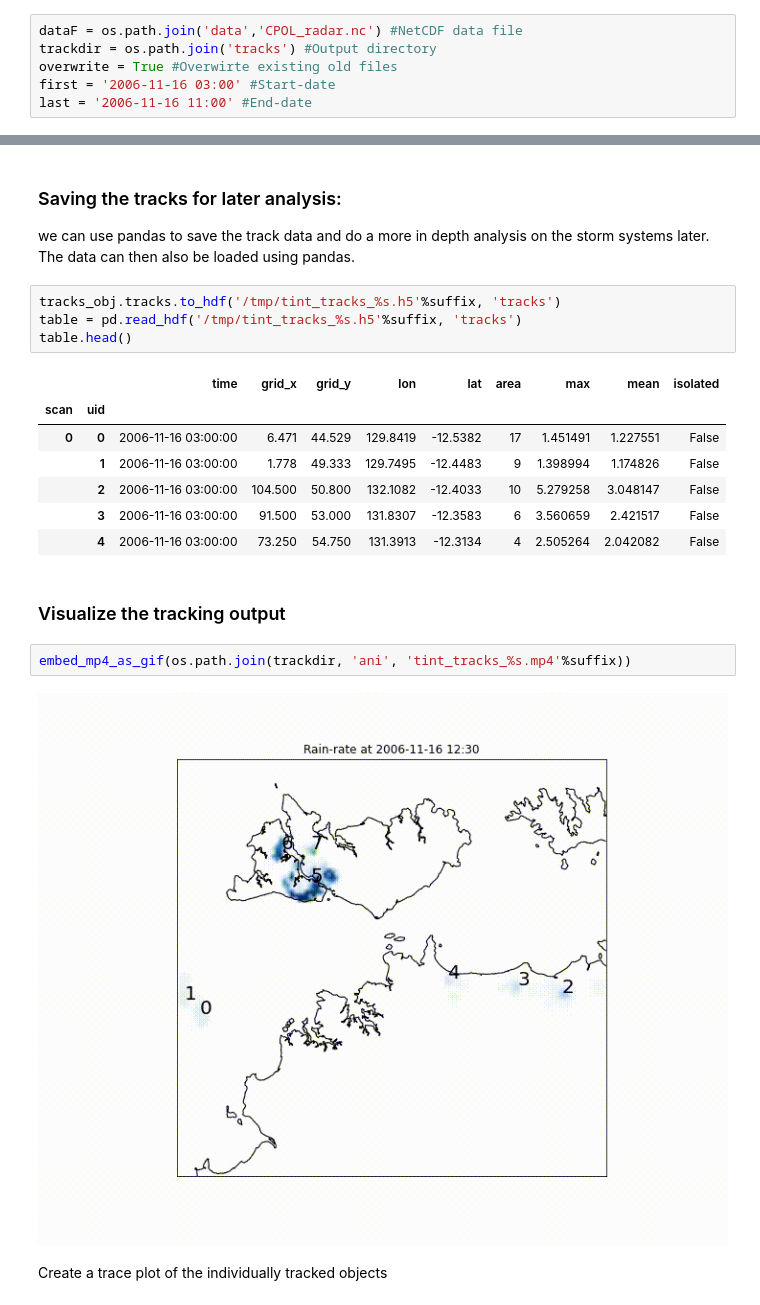
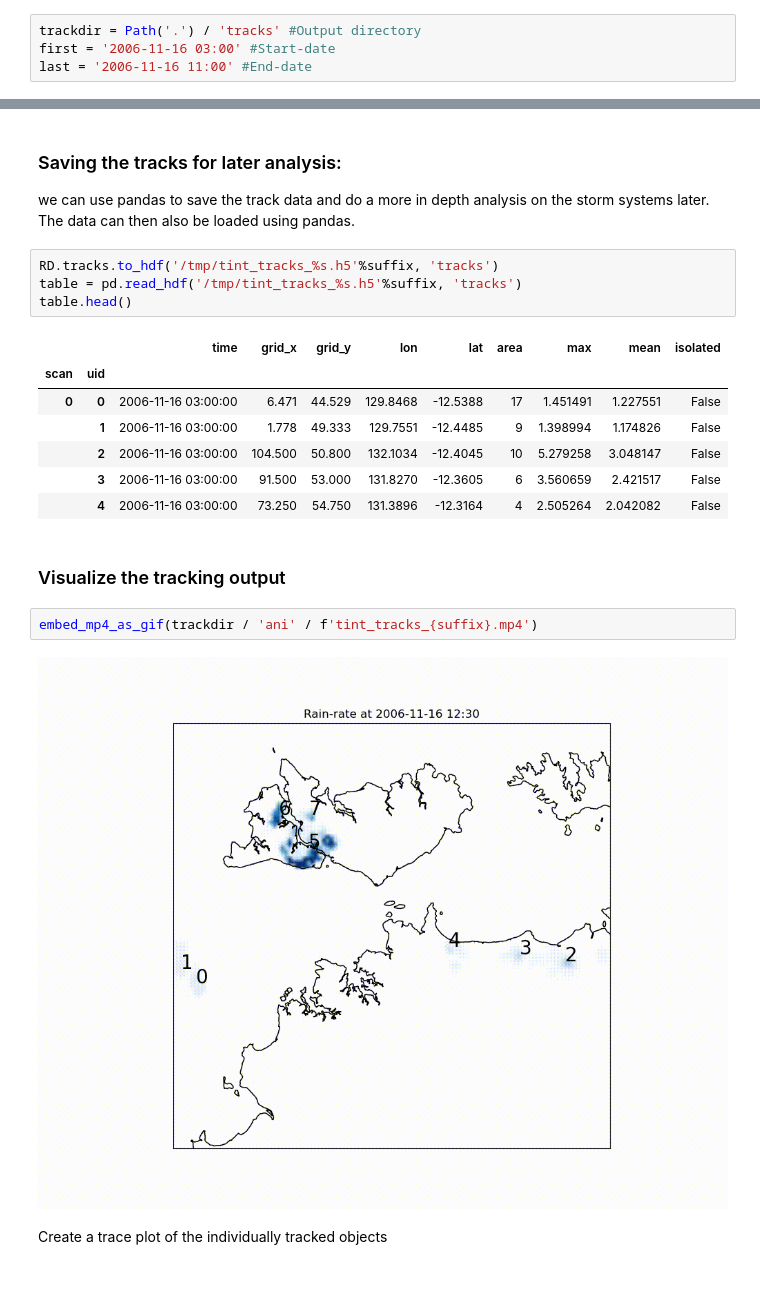
Before and after one commit to antarcticrainforest/tintX, a Jupyter notebook: examples/RainTracking.ipynb, the cells around one changed output, grey strips where cells are left out. Saved outputs shown, nothing was run; the diff lists cells and outputs as text.

```diff
--- a/examples/RainTracking.ipynb
+++ b/examples/RainTracking.ipynb
@@ -17,9 +13,7 @@ warnings.filterwarnings("ignore")
 # %% [markdown]
 ### Define some important variables
 # %%
-dataF = os.path.join('data','CPOL_radar.nc') #NetCDF data file
-trackdir = os.path.join('tracks') #Output directory
-overwrite = True #Overwirte existing old files
+trackdir = Path('.') / 'tracks' #Output directory
 first = '2006-11-16 03:00' #Start-date
 last = '2006-11-16 11:00' #End-date
 # %% [markdown]
@@ -118,23 +92,23 @@ tracks_obj.tracks.head(20)
 ### Saving the tracks for later analysis:
 we can use pandas to save the track data and do a more in depth analysis on the storm systems later. The data can then also be loaded using pandas.
 # %%
-tracks_obj.tracks.to_hdf('/tmp/tint_tracks_%s.h5'%suffix, 'tracks')
+RD.tracks.to_hdf('/tmp/tint_tracks_%s.h5'%suffix, 'tracks')
 table = pd.read_hdf('/tmp/tint_tracks_%s.h5'%suffix, 'tracks')
 table.head()
 # %% [output]
 |  |  | time | grid_x | grid_y | lon | lat | area | max | mean | isolated |
 | scan | uid |  |  |  |  |  |  |  |  |  |
-| 0 | 0 | 2006-11-16 03:00:00 | 6.471 | 44.529 | 129.8419 | -12.5382 | 17 | 1.451491 | 1.227551 | False |
-|  | 1 | 2006-11-16 03:00:00 | 1.778 | 49.333 | 129.7495 | -12.4483 | 9 | 1.398994 | 1.174826 | False |
-|  | 2 | 2006-11-16 03:00:00 | 104.500 | 50.800 | 132.1082 | -12.4033 | 10 | 5.279258 | 3.048147 | False |
-|  | 3 | 2006-11-16 03:00:00 | 91.500 | 53.000 | 131.8307 | -12.3583 | 6 | 3.560659 | 2.421517 | False |
-|  | 4 | 2006-11-16 03:00:00 | 73.250 | 54.750 | 131.3913 | -12.3134 | 4 | 2.505264 | 2.042082 | False |
+| 0 | 0 | 2006-11-16 03:00:00 | 6.471 | 44.529 | 129.8468 | -12.5388 | 17 | 1.451491 | 1.227551 | False |
+|  | 1 | 2006-11-16 03:00:00 | 1.778 | 49.333 | 129.7551 | -12.4485 | 9 | 1.398994 | 1.174826 | False |
+|  | 2 | 2006-11-16 03:00:00 | 104.500 | 50.800 | 132.1034 | -12.4045 | 10 | 5.279258 | 3.048147 | False |
+|  | 3 | 2006-11-16 03:00:00 | 91.500 | 53.000 | 131.8270 | -12.3605 | 6 | 3.560659 | 2.421517 | False |
+|  | 4 | 2006-11-16 03:00:00 | 73.250 | 54.750 | 131.3896 | -12.3164 | 4 | 2.505264 | 2.042082 | False |
 # %% [markdown]
 ### Visualize the tracking output
 # %%
-embed_mp4_as_gif(os.path.join(trackdir, 'ani', 'tint_tracks_%s.mp4'%suffix))
+embed_mp4_as_gif(trackdir / 'ani' / f'tint_tracks_{suffix}.mp4')
 # %% [output]
-[figure, old version]
+[figure, new version]
 # %% [markdown]
  Create a trace plot of the individually tracked objects
 # %%
```
Also changed, not shown: parts of 6 cells of this notebook, 3 other files.
